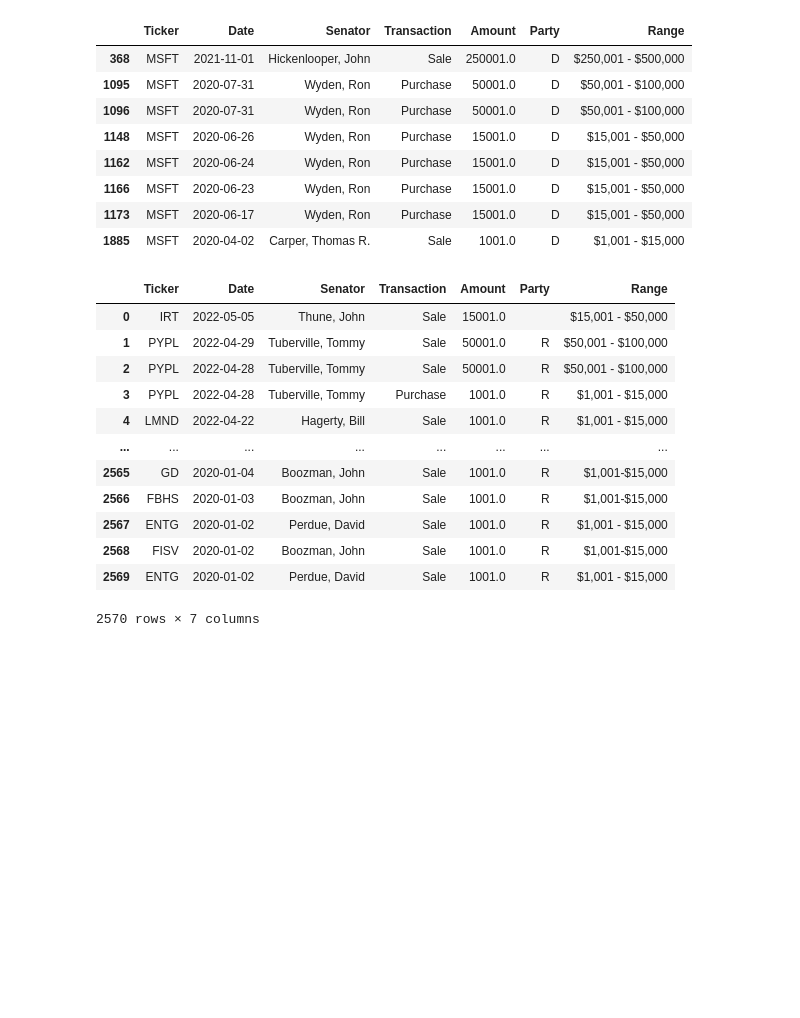
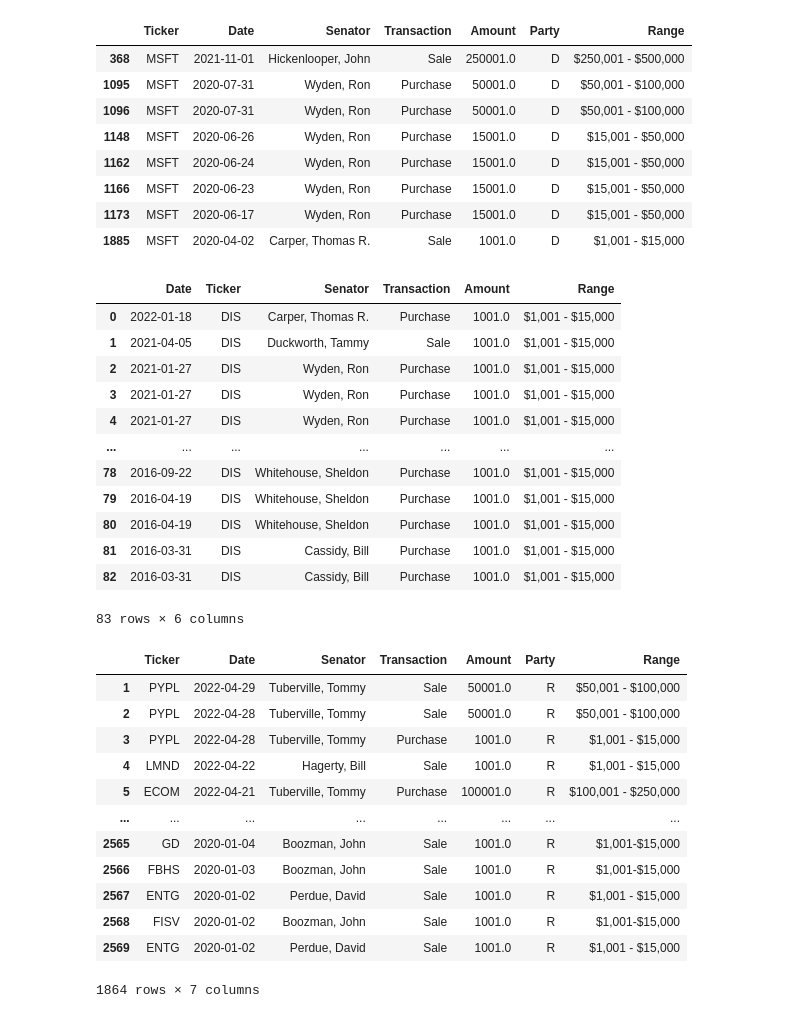
Before and after one commit to Loudju/Fintech_Project1_Politician_stock_trading, a Jupyter notebook: dis_msft_nvda_code.ipynb, the cells around one changed output. Cells and saved outputs as stored; diff of their text form; code cells hidden in the pictures; blank space fills up the shorter version.

```diff
--- a/dis_msft_nvda_code.ipynb
+++ b/dis_msft_nvda_code.ipynb
@@ -322,18 +323,55 @@ def senate_trading_def(ticker=""):
         df = pd.DataFrame.from_dict(j)
         return df
 # %%
-senate_trading_def()
+senate_trading_def("DIS")
 # %% [output]
-|  | Ticker | Date | Senator | Transaction | Amount | Party | Range |
-| 0 | IRT | 2022-05-05 | Thune, John | Sale | 15001.0 |  | $15,001 - $50,000 |
-| 1 | PYPL | 2022-04-29 | Tuberville, Tommy | Sale | 50001.0 | R | $50,001 - $100,000 |
-| 2 | PYPL | 2022-04-28 | Tuberville, Tommy | Sale | 50001.0 | R | $50,001 - $100,000 |
-| 3 | PYPL | 2022-04-28 | Tuberville, Tommy | Purchase | 1001.0 | R | $1,001 - $15,000 |
-| 4 | LMND | 2022-04-22 | Hagerty, Bill | Sale | 1001.0 | R | $1,001 - $15,000 |
-| ... | ... | ... | ... | ... | ... | ... | ... |
-| 2565 | GD | 2020-01-04 | Boozman, John | Sale | 1001.0 | R | $1,001-$15,000 |
-| 2566 | FBHS | 2020-01-03 | Boozman, John | Sale | 1001.0 | R | $1,001-$15,000 |
-| 2567 | ENTG | 2020-01-02 | Perdue, David | Sale | 1001.0 | R | $1,001 - $15,000 |
-| 2568 | FISV | 2020-01-02 | Boozman, John | Sale | 1001.0 | R | $1,001-$15,000 |
-| 2569 | ENTG | 2020-01-02 | Perdue, David | Sale | 1001.0 | R | $1,001 - $15,000 |
+|  | Date | Ticker | Senator | Transaction | Amount | Range |
+| 0 | 2022-01-18 | DIS | Carper, Thomas R. | Purchase | 1001.0 | $1,001 - $15,000 |
+| 1 | 2021-04-05 | DIS | Duckworth, Tammy | Sale | 1001.0 | $1,001 - $15,000 |
+| 2 | 2021-01-27 | DIS | Wyden, Ron | Purchase | 1001.0 | $1,001 - $15,000 |
+| 3 | 2021-01-27 | DIS | Wyden, Ron | Purchase | 1001.0 | $1,001 - $15,000 |
+| 4 | 2021-01-27 | DIS | Wyden, Ron | Purchase | 1001.0 | $1,001 - $15,000 |
+| ... | ... | ... | ... | ... | ... | ... |
+| 78 | 2016-09-22 | DIS | Whitehouse, Sheldon | Purchase | 1001.0 | $1,001 - $15,000 |
+| 79 | 2016-04-19 | DIS | Whitehouse, Sheldon | Purchase | 1001.0 | $1,001 - $15,000 |
+| 80 | 2016-04-19 | DIS | Whitehouse, Sheldon | Purchase | 1001.0 | $1,001 - $15,000 |
+| 81 | 2016-03-31 | DIS | Cassidy, Bill | Purchase | 1001.0 | $1,001 - $15,000 |
+| 82 | 2016-03-31 | DIS | Cassidy, Bill | Purchase | 1001.0 | $1,001 - $15,000 |
-2570 rows × 7 columns
+83 rows × 6 columns
+# %%
+def senate_trading_party(party=""):
+    url = "https://api.quiverquant.com/beta/live/senatetrading"
+    headers = {'accept': 'application/json',
+'X-CSRFToken': 'TyTJwjuEC7VV7mOqZ622haRaaUr0x0Ng4nrwSRFKQs7vdoBcJlK9qjAS69ghzhFu',
+'Authorization': 'Token c28eacfdf71675aa0dcad7feaa75eedfff51c547'}
+    r = requests.get(url, headers=headers)
+    j = json.loads(r.content)
+    df = pd.DataFrame.from_dict(j)
+    if party.casefold() == ("republican"):
+        dfs = df[df["Party"]=="R"]
+    else:
+        dfs = df[df["Party"]=="D"]
+    url = "https://api.quiverquant.com/beta/live/senatetrading"
+    headers = {'accept': 'application/json',
+'X-CSRFToken': 'TyTJwjuEC7VV7mOqZ622haRaaUr0x0Ng4nrwSRFKQs7vdoBcJlK9qjAS69ghzhFu',
+'Authorization': 'Token c28eacfdf71675aa0dcad7feaa75eedfff51c547'}
+    r = requests.get(url, headers=headers)
+    j = json.loads(r.content)
+    df = pd.DataFrame.from_dict(j)
+    return dfs
+# %%
+senate_trading_party("republican")
+# %% [output]
+|  | Ticker | Date | Senator | Transaction | Amount | Party | Range |
+| 1 | PYPL | 2022-04-29 | Tuberville, Tommy | Sale | 50001.0 | R | $50,001 - $100,000 |
+| 2 | PYPL | 2022-04-28 | Tuberville, Tommy | Sale | 50001.0 | R | $50,001 - $100,000 |
+| 3 | PYPL | 2022-04-28 | Tuberville, Tommy | Purchase | 1001.0 | R | $1,001 - $15,000 |
+| 4 | LMND | 2022-04-22 | Hagerty, Bill | Sale | 1001.0 | R | $1,001 - $15,000 |
+| 5 | ECOM | 2022-04-21 | Tuberville, Tommy | Purchase | 100001.0 | R | $100,001 - $250,000 |
+| ... | ... | ... | ... | ... | ... | ... | ... |
+| 2565 | GD | 2020-01-04 | Boozman, John | Sale | 1001.0 | R | $1,001-$15,000 |
+| 2566 | FBHS | 2020-01-03 | Boozman, John | Sale | 1001.0 | R | $1,001-$15,000 |
+| 2567 | ENTG | 2020-01-02 | Perdue, David | Sale | 1001.0 | R | $1,001 - $15,000 |
+| 2568 | FISV | 2020-01-02 | Boozman, John | Sale | 1001.0 | R | $1,001-$15,000 |
+| 2569 | ENTG | 2020-01-02 | Perdue, David | Sale | 1001.0 | R | $1,001 - $15,000 |
+1864 rows × 7 columns
```
Also changed, not shown: parts of 1 cell of this notebook.
